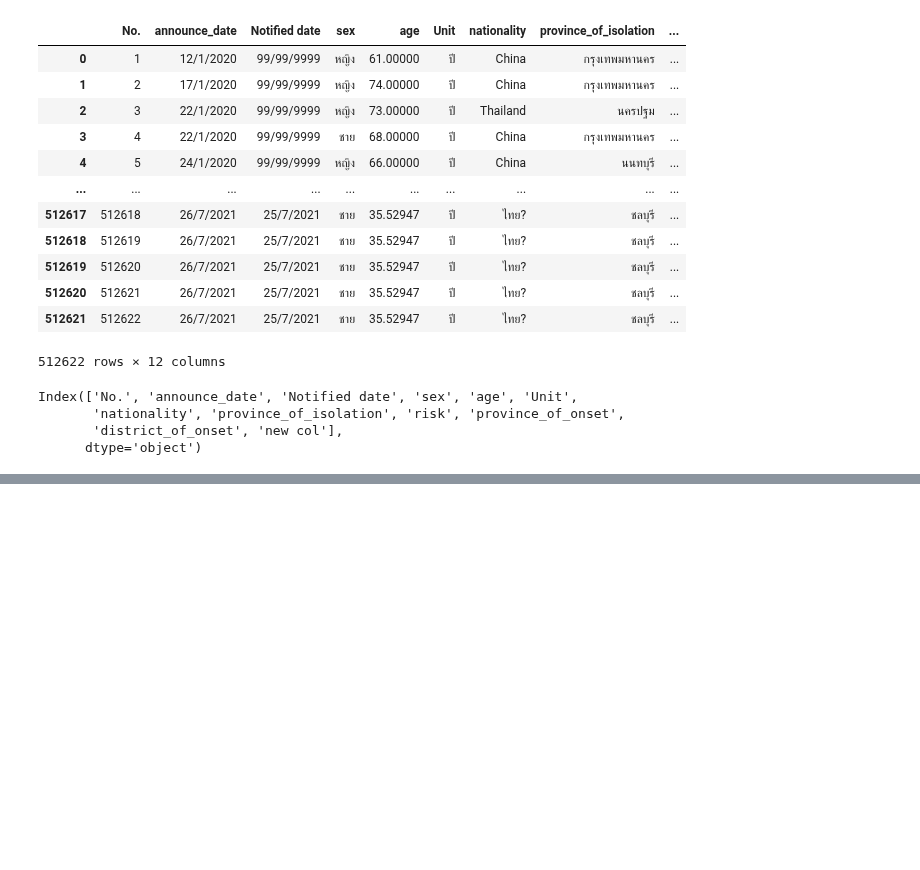
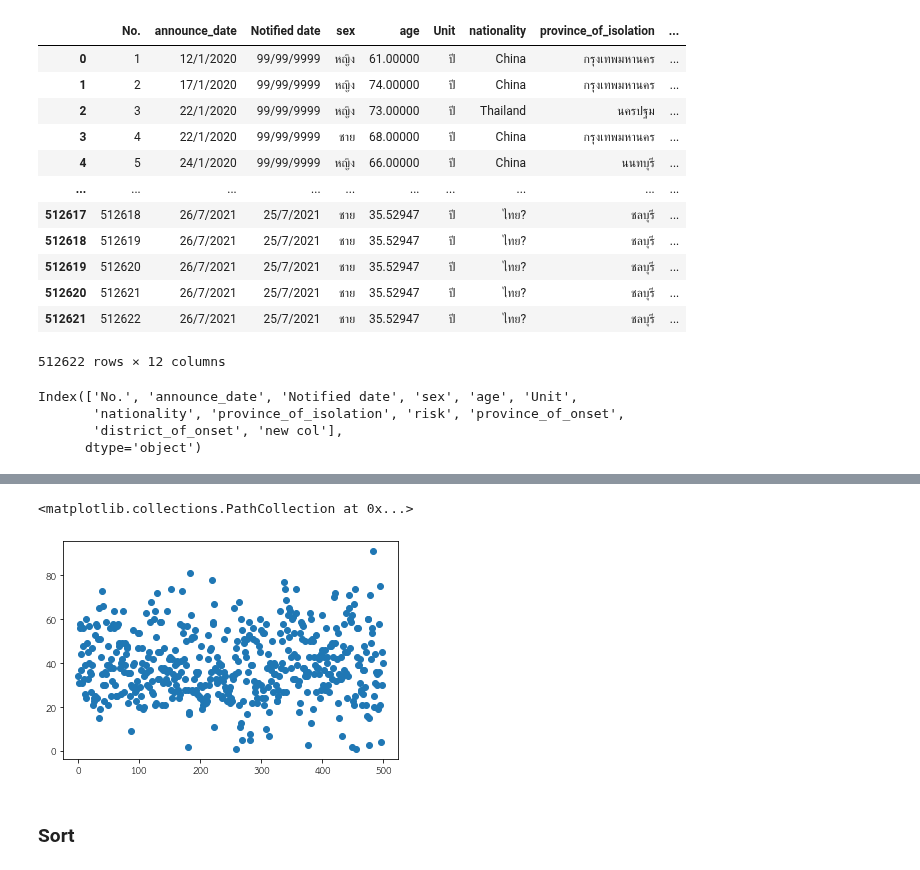
Before and after one commit to Anusarakh/DPDM2021, a Jupyter notebook: Data_Preprocessing(Chapter3).ipynb, the cells around one changed output, grey strips where cells are left out. Saved outputs shown, nothing was run; the diff lists cells and outputs as text; code cells hidden in the pictures; blank space fills up the shorter version.

Commit message:
HW 14 + Smooth data commented

```diff
--- a/Data_Preprocessing(Chapter3).ipynb
+++ b/Data_Preprocessing(Chapter3).ipynb
@@ -1242,0 +1304,2 @@ Index(['No.', 'announce_date', 'Notified date', 'sex', 'age', 'Unit',
+# %%
+dataALL['announce_date']=pd.to_datetime(dataALL['announce_date'],dayfirst=True)
@@ -1242,0 +1387,2 @@ Index(['No.', 'announce_date', 'Notified date', 'sex', 'age', 'Unit',
+# %%
+my_data = dataALL.iloc[2000:2500,4]
@@ -1242,0 +1404,7 @@ Index(['No.', 'announce_date', 'Notified date', 'sex', 'age', 'Unit',
+# %%
+plt.scatter(range(len(my_data)),my_data)
+# %% [output]
+<matplotlib.collections.PathCollection at 0x...>
+[figure, added]
+# %% [markdown]
+### Sort
```
Also changed, not shown: parts of 39 cells of this notebook.
